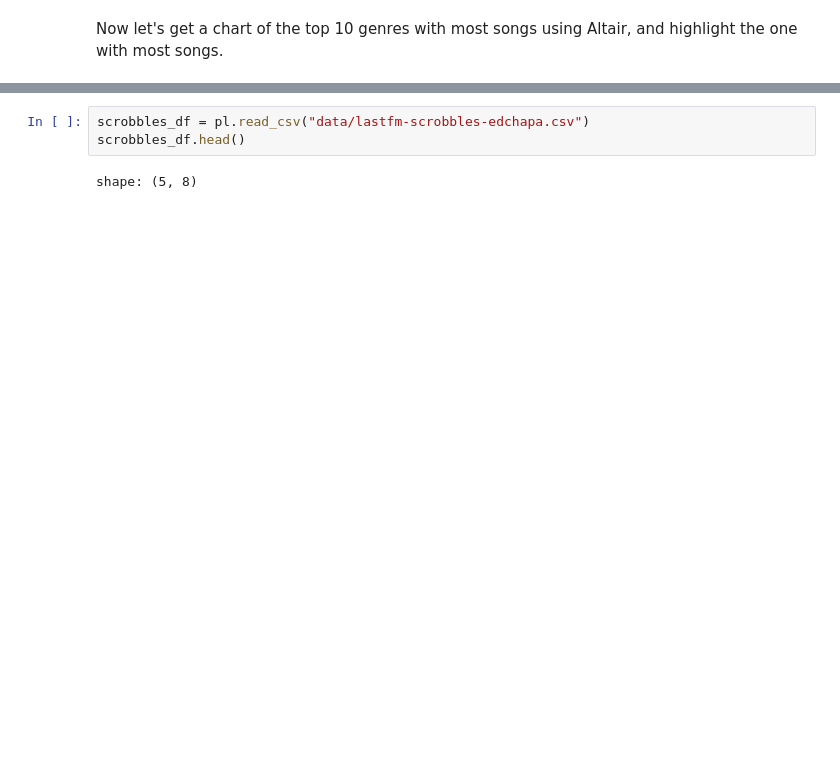
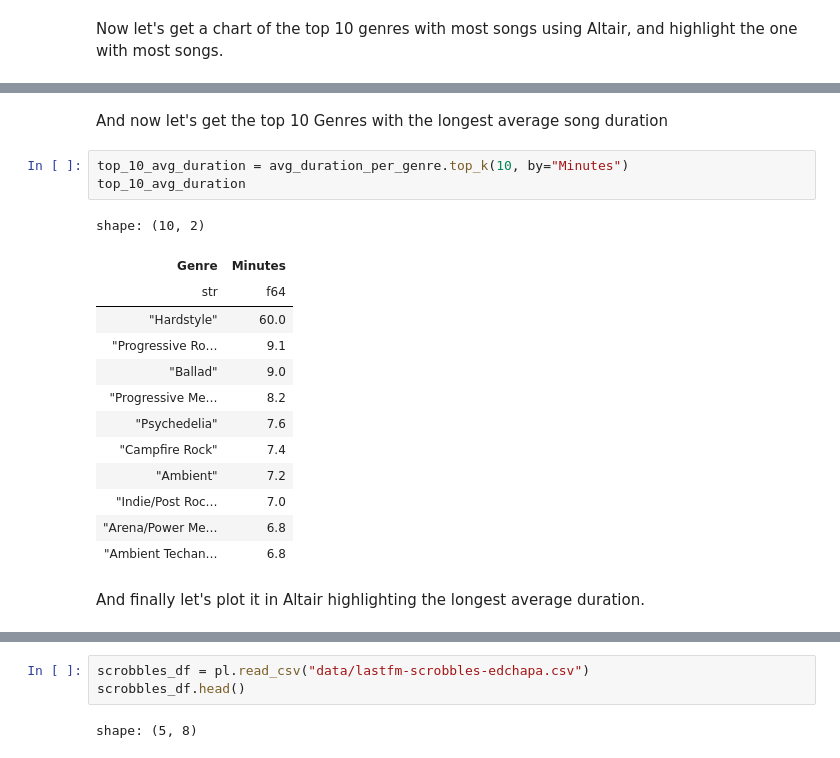
Before and after one commit to Underdoge/music-ds, a Jupyter notebook: Jupyter_Workbook.ipynb, the cells around one changed output, grey strips where cells are left out. Saved outputs shown, nothing was run; the diff lists cells and outputs as text; blank space fills up the shorter version.

```diff
--- a/Jupyter_Workbook.ipynb
+++ b/Jupyter_Workbook.ipynb
@@ -315,0 +337,21 @@ alt.Chart(top_10_genres, title="Top 10 Genres").mark_bar().encode(
+# %% [markdown]
+And now let's get the top 10 Genres with the longest average song duration
+# %%
+top_10_avg_duration = avg_duration_per_genre.top_k(10, by="Minutes")
+top_10_avg_duration
+# %% [output]
+shape: (10, 2)
+| Genre | Minutes |
+| str | f64 |
+| "Hardstyle" | 60.0 |
+| "Progressive Ro… | 9.1 |
+| "Ballad" | 9.0 |
+| "Progressive Me… | 8.2 |
+| "Psychedelia" | 7.6 |
+| "Campfire Rock" | 7.4 |
+| "Ambient" | 7.2 |
+| "Indie/Post Roc… | 7.0 |
+| "Arena/Power Me… | 6.8 |
+| "Ambient Techan… | 6.8 |
+# %% [markdown]
+And finally let's plot it in Altair highlighting the longest average duration.
```
Also changed, not shown: parts of 27 cells of this notebook.
